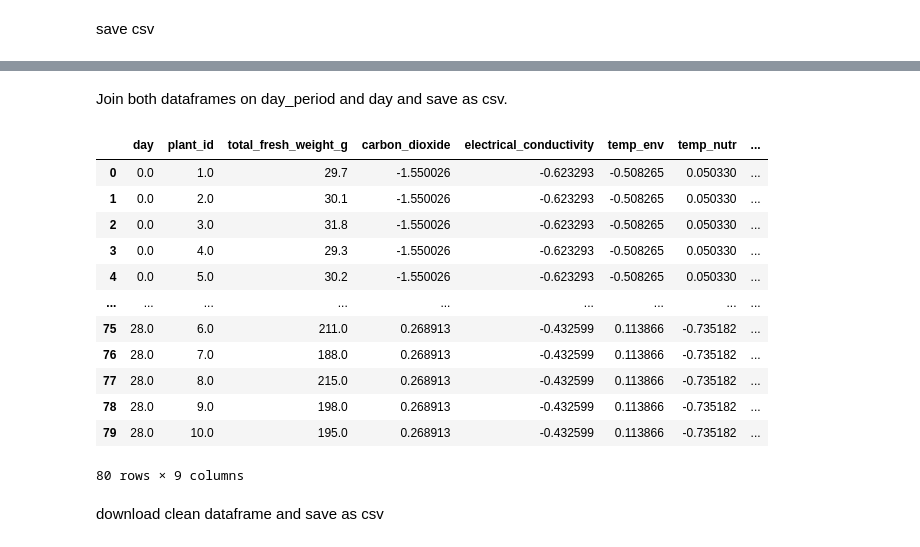
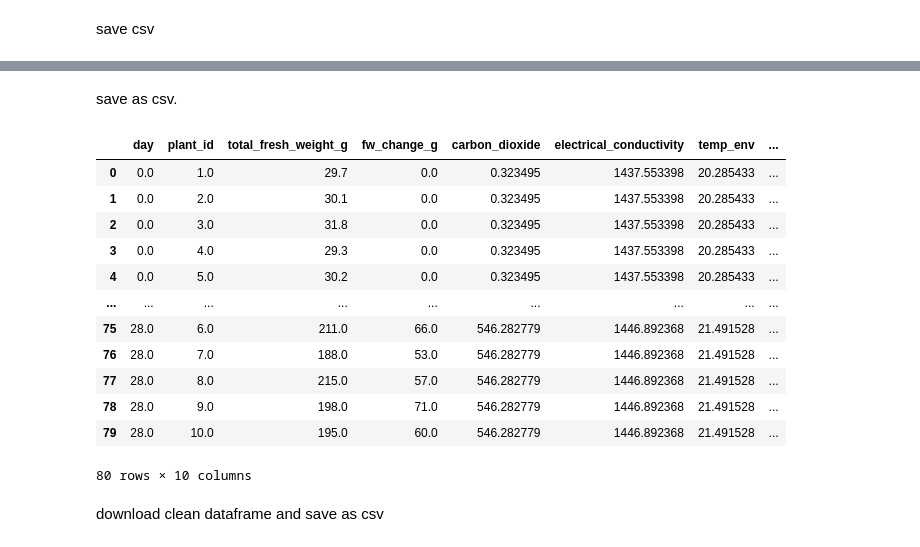
Before and after one commit to GerardoG2/plant-health-status, a Jupyter notebook: Notebooks/DataCleaning_Trial2.ipynb, the cells around one changed output, grey strips where cells are left out. Drawn from its saved outputs; the diff is of its cells as text; code cells hidden in the pictures.

```diff
--- a/Notebooks/DataCleaning_Trial2.ipynb
+++ b/Notebooks/DataCleaning_Trial2.ipynb
@@ -235,9 +243,35 @@ memory usage: 493.5 KB
 save csv
 # %%
 
-df_mean_sensor = sensor_data_imputed.copy()
+lettuce_fw_data = load_lettuce_fw_data()
+
+
+### impute and average sensor data
+df_sensor_data = knn_impute_sensor_data(sensor_data)
+df_mean_sensor = df_sensor_data.copy()
 df_mean_sensor.drop(columns={'time_stamp'}, inplace=True)
 #average sensor data per 4 day period
+numeric_features = sensor_data.columns.drop(['time_stamp', 'day_period'])
 df_mean_sensor = df_mean_sensor.groupby('day_period')[numeric_features].mean()
-df_mean_sensor
+
+# extract features that will be joined with sensor data
+df_lettuce_fw = lettuce_fw_data[['Day', 'Plant-ID', 'Total Fresh Weight (g)']]
+df_lettuce_fw.rename(columns={'Day':'day', 'Plant-ID':'plant_id', 'Total Fresh Weight (g)': 'total_fresh_weight_g'}, inplace=True)
+df_lettuce_fw.dropna(how='all', inplace=True)
+
+df_mean_sensor_and_lettuce_fw_4days = pd.merge(df_mean_sensor, df_lettuce_fw,
+                                               left_on='day_period',
+                                                right_on='day',
+                                                how='inner'
+)
+
+# reorder columns to have day, plant_id, total_fresh_weight at the beginning
+df_mean_sensor_and_lettuce_fw_4days = df_mean_sensor_and_lettuce_fw_4days[['day', 'plant_id', 'total_fresh_weight_g', 'carbon_dioxide', 'electrical_conductivity', 'temp_env', 'temp_nutr', 'humidity', 'pressure']]
+df_mean_sensor_and_lettuce_fw_4days.sort_values(by=['day', 'plant_id'], inplace=True)
+df_mean_sensor_and_lettuce_fw_4days.reset_index(drop=True, inplace=True)
+
+# add change in fresh weight column
+df_mean_sensor_and_lettuce_fw_4days['fw_change_g'] = df_mean_sensor_and_lettuce_fw_4days.groupby('plant_id')['total_fresh_weight_g'].diff().fillna(0) # add weight change variable
+
+df_mean_sensor_and_lettuce_fw_4days
 # %% [output]
@@ -350,30 +299,25 @@ df_lettuce_fw
 # %% [markdown]
-Join both dataframes on day_period and day and save as csv.
+save as csv.
 # %%
-df_mean_sensor_and_lettuce_fw_4days = pd.merge(df_mean_sensor, df_lettuce_fw,
-                                               left_on='day_period',
-                                                right_on='day',
-                                                how='inner'
-)
 
 # reorder columns to have day, plant_id, total_fresh_weight at the beginning
-df_mean_sensor_and_lettuce_fw_4days = df_mean_sensor_and_lettuce_fw_4days[['day', 'plant_id', 'total_fresh_weight_g', 'carbon_dioxide', 'electrical_conductivity', 'temp_env', 'temp_nutr', 'humidity', 'pressure']]
+df_mean_sensor_and_lettuce_fw_4days = df_mean_sensor_and_lettuce_fw_4days[['day', 'plant_id', 'total_fresh_weight_g', 'fw_change_g', 'carbon_dioxide', 'electrical_conductivity', 'temp_env', 'temp_nutr', 'humidity', 'pressure']]
 df_mean_sensor_and_lettuce_fw_4days.sort_values(by=['day', 'plant_id'], inplace=True)
 df_mean_sensor_and_lettuce_fw_4days.reset_index(drop=True, inplace=True)
 df_mean_sensor_and_lettuce_fw_4days
 # %% [output]
-|  | day | plant_id | total_fresh_weight_g | carbon_dioxide | electrical_conductivity | temp_env | temp_nutr | ... |
-| 0 | 0.0 | 1.0 | 29.7 | -1.550026 | -0.623293 | -0.508265 | 0.050330 | ... |
-| 1 | 0.0 | 2.0 | 30.1 | -1.550026 | -0.623293 | -0.508265 | 0.050330 | ... |
-| 2 | 0.0 | 3.0 | 31.8 | -1.550026 | -0.623293 | -0.508265 | 0.050330 | ... |
-| 3 | 0.0 | 4.0 | 29.3 | -1.550026 | -0.623293 | -0.508265 | 0.050330 | ... |
-| 4 | 0.0 | 5.0 | 30.2 | -1.550026 | -0.623293 | -0.508265 | 0.050330 | ... |
+|  | day | plant_id | total_fresh_weight_g | fw_change_g | carbon_dioxide | electrical_conductivity | temp_env | ... |
+| 0 | 0.0 | 1.0 | 29.7 | 0.0 | 0.323495 | 1437.553398 | 20.285433 | ... |
+| 1 | 0.0 | 2.0 | 30.1 | 0.0 | 0.323495 | 1437.553398 | 20.285433 | ... |
+| 2 | 0.0 | 3.0 | 31.8 | 0.0 | 0.323495 | 1437.553398 | 20.285433 | ... |
+| 3 | 0.0 | 4.0 | 29.3 | 0.0 | 0.323495 | 1437.553398 | 20.285433 | ... |
+| 4 | 0.0 | 5.0 | 30.2 | 0.0 | 0.323495 | 1437.553398 | 20.285433 | ... |
 | ... | ... | ... | ... | ... | ... | ... | ... | ... |
-| 75 | 28.0 | 6.0 | 211.0 | 0.268913 | -0.432599 | 0.113866 | -0.735182 | ... |
-| 76 | 28.0 | 7.0 | 188.0 | 0.268913 | -0.432599 | 0.113866 | -0.735182 | ... |
-| 77 | 28.0 | 8.0 | 215.0 | 0.268913 | -0.432599 | 0.113866 | -0.735182 | ... |
-| 78 | 28.0 | 9.0 | 198.0 | 0.268913 | -0.432599 | 0.113866 | -0.735182 | ... |
-| 79 | 28.0 | 10.0 | 195.0 | 0.268913 | -0.432599 | 0.113866 | -0.735182 | ... |
+| 75 | 28.0 | 6.0 | 211.0 | 66.0 | 546.282779 | 1446.892368 | 21.491528 | ... |
+| 76 | 28.0 | 7.0 | 188.0 | 53.0 | 546.282779 | 1446.892368 | 21.491528 | ... |
+| 77 | 28.0 | 8.0 | 215.0 | 57.0 | 546.282779 | 1446.892368 | 21.491528 | ... |
+| 78 | 28.0 | 9.0 | 198.0 | 71.0 | 546.282779 | 1446.892368 | 21.491528 | ... |
+| 79 | 28.0 | 10.0 | 195.0 | 60.0 | 546.282779 | 1446.892368 | 21.491528 | ... |
-80 rows × 9 columns
+80 rows × 10 columns
 # %% [markdown]
 download clean dataframe and save as csv
```
Also changed, not shown: parts of 11 cells of this notebook, 27 other files.
